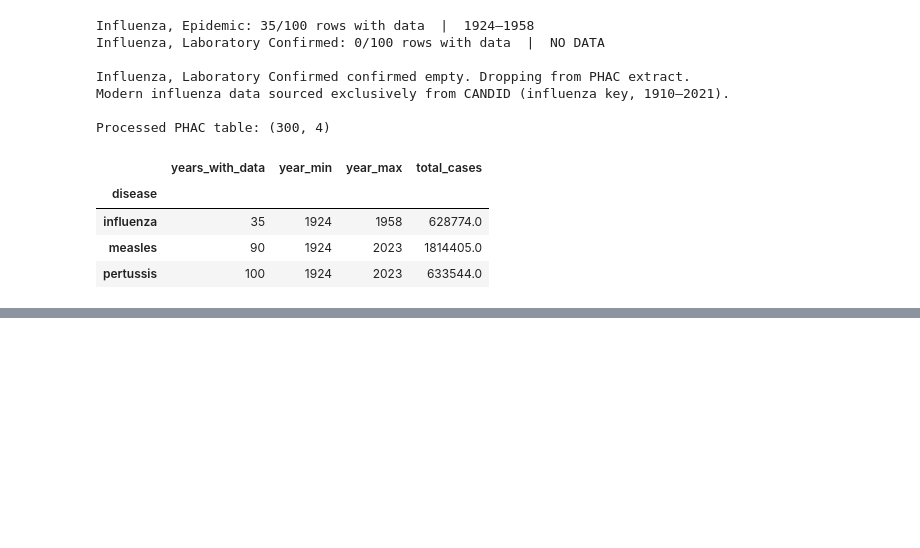
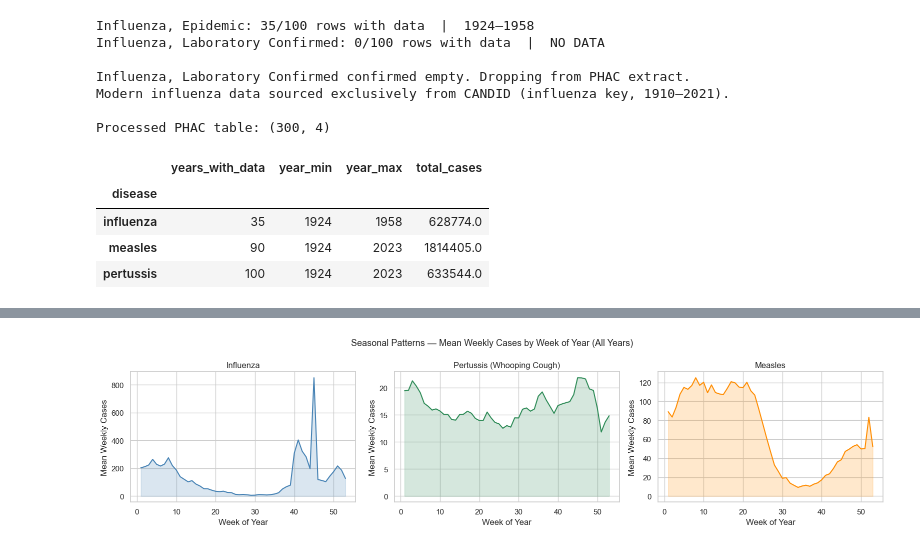
Before and after one commit to payalpt/AAI-590-capstone-canadian-health, a Jupyter notebook: notebooks/01_data_ingestion_and_EDA_colab.ipynb, the cells around one changed output, grey strips where cells are left out. Cells and saved outputs as stored; diff of their text form; code cells hidden in the pictures; blank space fills up the shorter version.

```diff
--- a/notebooks/01_data_ingestion_and_EDA_colab.ipynb
+++ b/notebooks/01_data_ingestion_and_EDA_colab.ipynb
@@ -449,0 +587,26 @@ Processed PHAC table: (300, 4)
+# %%
+focus_weekly['week_of_year'] = focus_weekly['period_start_date'].dt.isocalendar().week.astype(int)
+
+seasonal = (
+    focus_weekly.groupby(['disease', 'week_of_year'])['cases_this_period']
+                .mean()
+                .reset_index()
+                .rename(columns={'cases_this_period': 'mean_cases'})
+)
+
+fig, axes = plt.subplots(1, 3, figsize=(16, 4))
+
+for ax, disease in zip(axes, focus_diseases):
+    d = seasonal[seasonal['disease'] == disease].sort_values('week_of_year')
+    ax.plot(d['week_of_year'], d['mean_cases'], color=eda_colors[disease], linewidth=1.5)
+    ax.fill_between(d['week_of_year'], d['mean_cases'], alpha=0.2, color=eda_colors[disease])
+    ax.set_title(disease_labels[disease])
+    ax.set_xlabel('Week of Year')
+    ax.set_ylabel('Mean Weekly Cases')
+
+plt.suptitle('Seasonal Patterns — Mean Weekly Cases by Week of Year (All Years)', fontsize=13)
+plt.tight_layout()
+plt.savefig('../reports/figures/eda_seasonality.png', dpi=150)
+plt.show()
+# %% [output]
+[figure, added]
```
Also changed, not shown: parts of 19 cells of this notebook.
